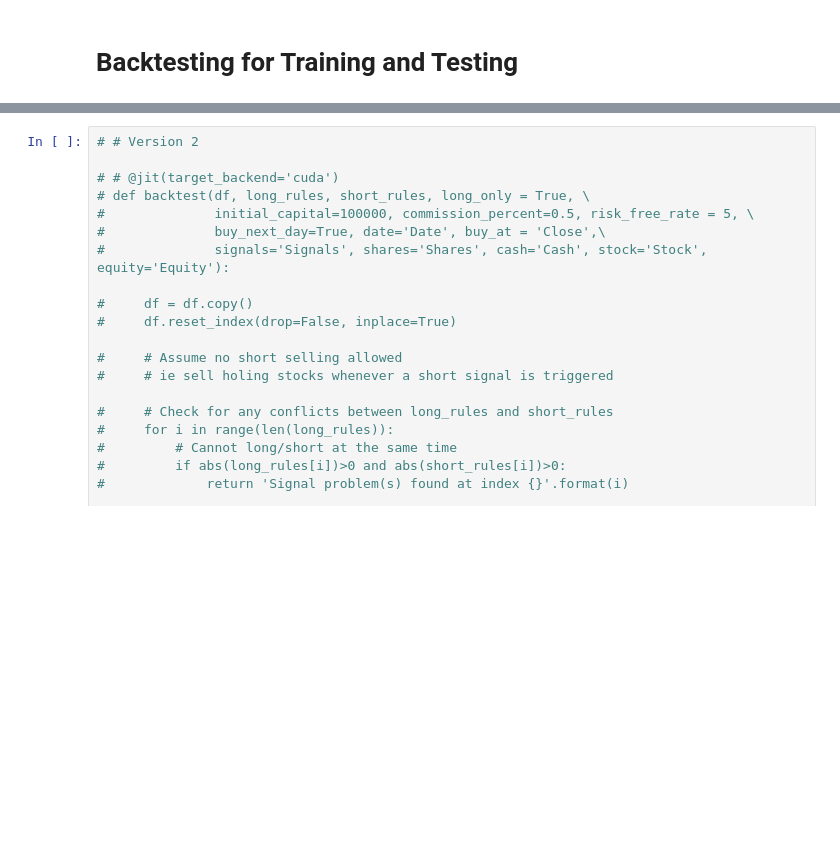
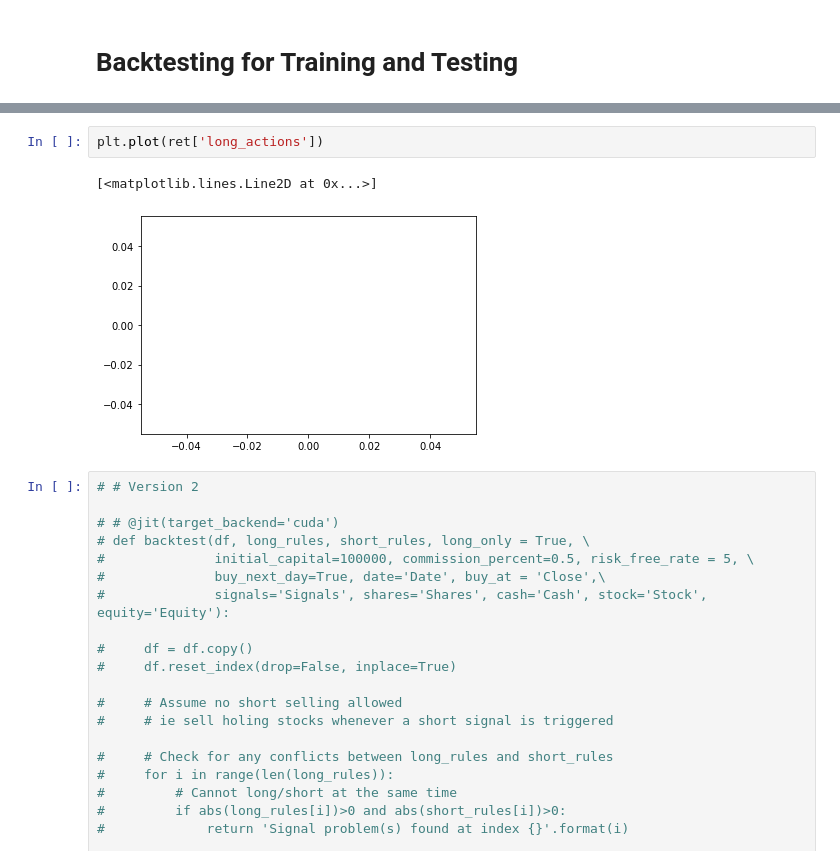
Before and after one commit to chpoonag/kama, a Jupyter notebook: Stk-DC and KAMA Mean-Test-20221107 0200-Copy2.ipynb, the cells around one changed output, grey strips where cells are left out. Saved outputs shown, nothing was run; the diff lists cells and outputs as text; blank space fills up the shorter version.

```diff
--- a/Stk-DC and KAMA Mean-Test-20221107 0200-Copy2.ipynb
+++ b/Stk-DC and KAMA Mean-Test-20221107 0200-Copy2.ipynb
@@ -403,3 +477,8 @@ def backtest(df, long_rules, short_rules, long_only = True, \
+# %%
+plt.plot(ret['long_actions'])
+# %% [output]
+[<matplotlib.lines.Line2D at 0x...>]
+[figure, added]
 # %%
 # # Version 2
 
```
Also changed, not shown: parts of 37 cells of this notebook.
